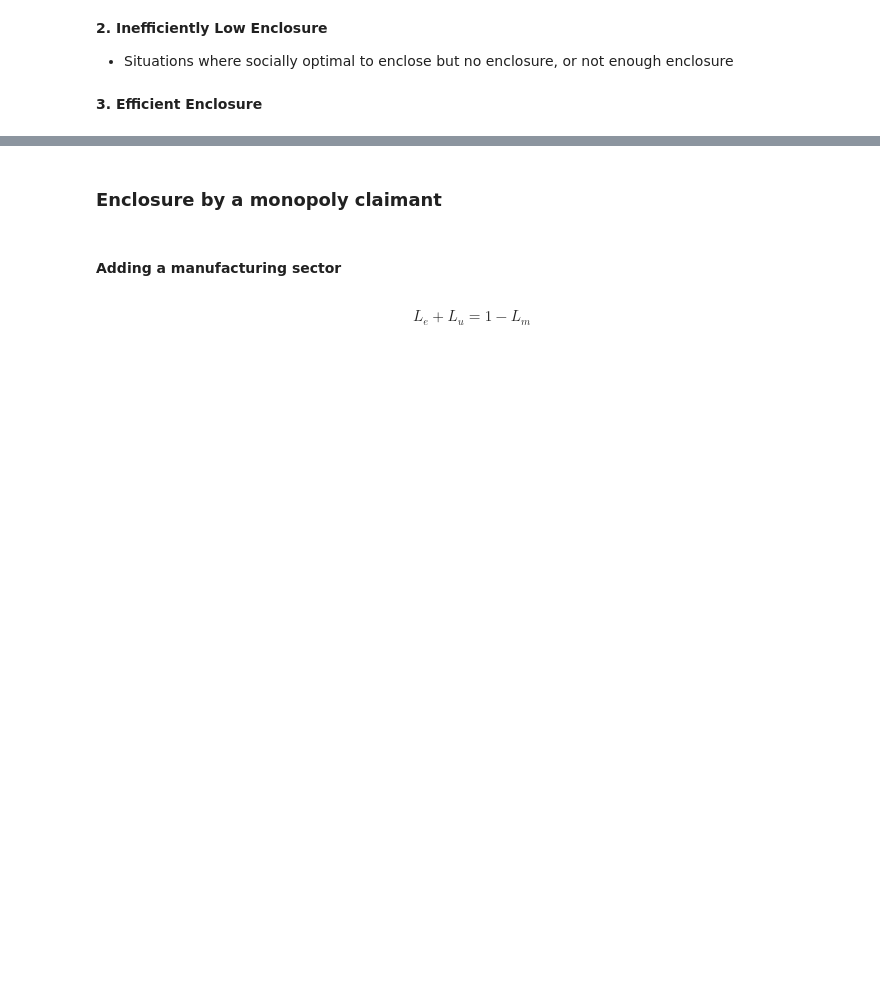
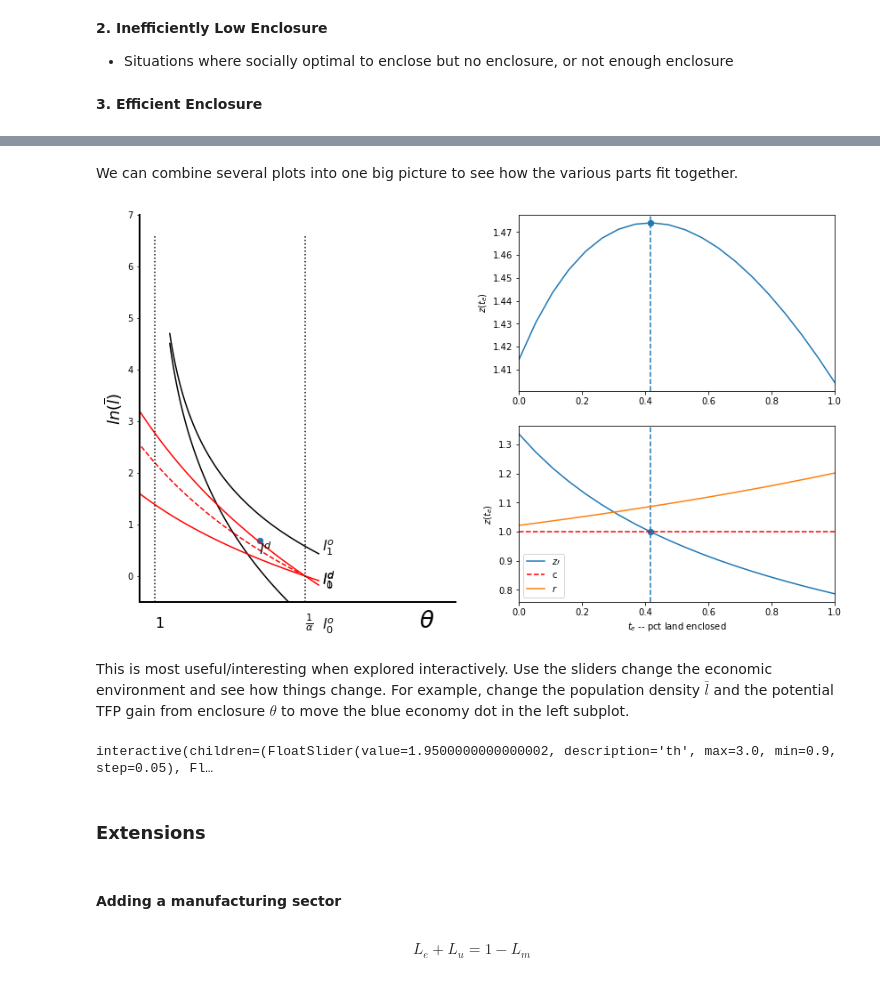
Before and after one commit to mbaker21231/enclosure_book, a Jupyter notebook: _sources/notebooks/enclosure_model.ipynb, the cells around one changed output, grey strips where cells are left out. Drawn from its saved outputs; the diff is of its cells as text; code cells hidden in the pictures; blank space fills up the shorter version.

```diff
--- a/_sources/notebooks/enclosure_model.ipynb
+++ b/_sources/notebooks/enclosure_model.ipynb
@@ -404,8 +404,20 @@ prvpart(full_diag = True)
 **3. Efficient Enclosure**
 # %% [markdown]
 ![](./Figures/nash_so_comp.png)
-# %% [markdown]
-### Enclosure by a monopoly claimant
+# %% [markdown]
+We can combine several plots into one big picture to see how the various parts fit together.
+# %%
+threeplots(th = 1.7, alp=1/2, c=1, lbar=2)
+# %% [output]
+[figure, added]
+# %% [markdown]
+This is most useful/interesting when explored interactively.  Use the sliders change the economic environment and see how things change.  For example, change the population density $\bar l$ and the potential TFP gain from enclosure $\theta$ to move the blue economy dot in the left subplot.
+# %%
+interact(threeplots, th =(0.9,3,0.05), alp =(0.2, 0.9, 0.1), c=(0,2,0.05), lbar=(0.5,25,0.1), logpop=fixed(True));
+# %% [output]
+interactive(children=(FloatSlider(value=1.9500000000000002, description='th', max=3.0, min=0.9, step=0.05), Fl…
+# %% [markdown]
+### Extensions
 # %% [markdown]
 #### Adding a manufacturing sector
 # %% [markdown]
```
Also changed, not shown: 8 other files.
